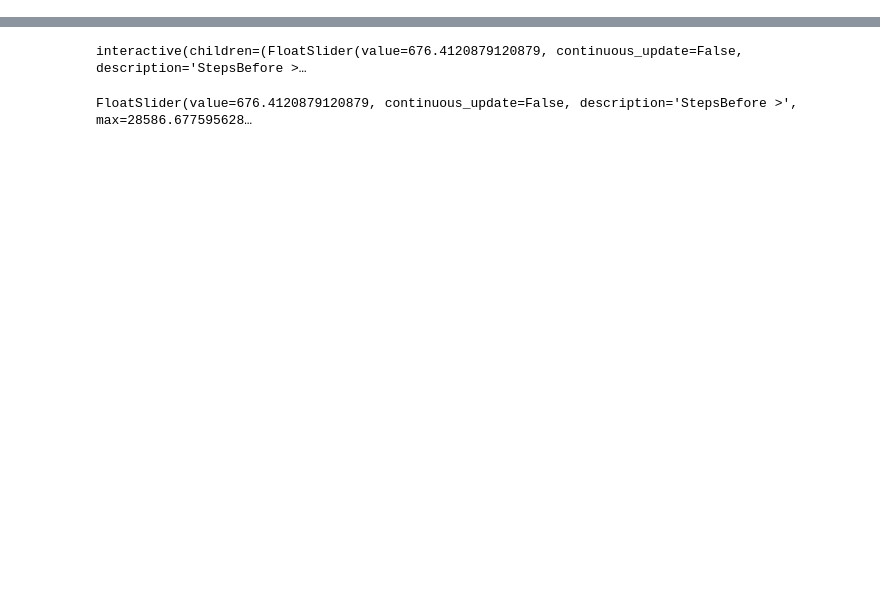
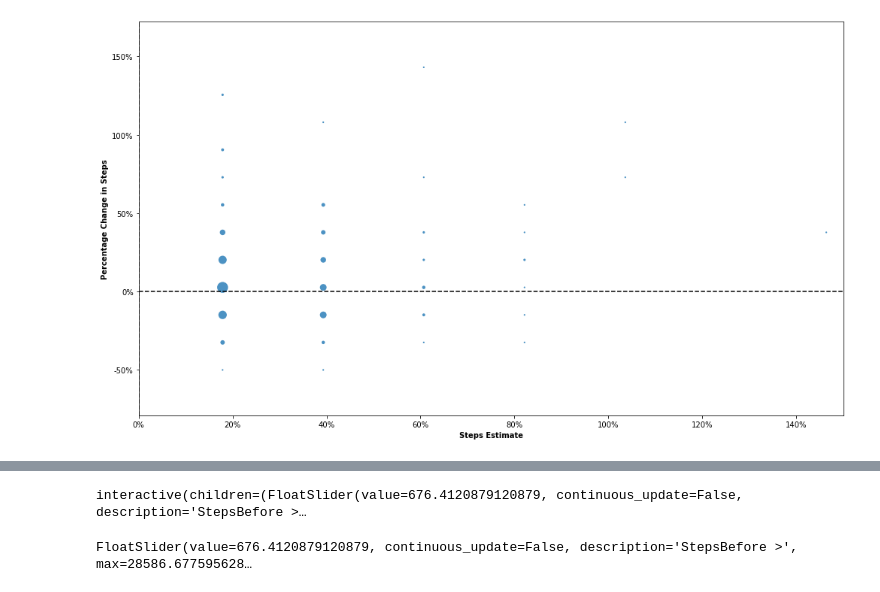
Before and after one commit to hci-gu/wfh-movement-jupyter, a Jupyter notebook: notebooks/Estimates_2024.ipynb, the cells around one changed output, grey strips where cells are left out. Saved outputs shown, nothing was run; the diff lists cells and outputs as text; code cells hidden in the pictures; blank space fills up the shorter version.

```diff
--- a/notebooks/Estimates_2024.ipynb
+++ b/notebooks/Estimates_2024.ipynb
@@ -187,3 +278,57 @@ posx and posy should be finite values
+# %%
+
+# Define bin sizes for grouping the data
+bins_x = np.linspace(df['stepsEstimate'].min(), df['stepsEstimate'].max(), 15)  # 50 bins for x-axis
+bins_y = np.linspace(df['change'].min(), df['change'].max(), 15)  # 50 bins for y-axis
+
+# Create a new column for binned values
+df['stepsEstimate_binned'] = pd.cut(df['stepsEstimate'], bins=bins_x)
+df['change_binned'] = pd.cut(df['change'], bins=bins_y)
+
+# Group by the binned values and count the occurrences in each bin
+binned_df = df.groupby(['stepsEstimate_binned', 'change_binned']).size().reset_index(name='counts')
+
+# Calculate the mid-point of each bin for plotting
+binned_df['stepsEstimate_mid'] = binned_df['stepsEstimate_binned'].apply(lambda x: x.mid)
+binned_df['change_mid'] = binned_df['change_binned'].apply(lambda x: x.mid)
+
+# Plot the scatter plot with size corresponding to counts
+plt.figure(figsize=(14, 8))
+scatter = sns.scatterplot(
+    data=binned_df,
+    x='stepsEstimate_mid',
+    y='change_mid',
+    size='counts',
+    sizes=(0, 500),  # Adjust marker size range
+    palette='flare',
+    legend=False,
+    alpha=0.8
+)
+
+# Add dashed lines for the quadrants
+plt.axhline(0, color='black', linestyle='--')
+plt.axvline(0, color='black', linestyle='--')
+
+# Invert the y-axis to match your other visualizations
+plt.gca().invert_yaxis()
+
+# Format the Y-axis as percentages
+plt.gca().yaxis.set_major_formatter(FuncFormatter(lambda y, _: f'{y * 100:.0f}%'))
+plt.gca().xaxis.set_major_formatter(FuncFormatter(lambda y, _: f'{y * 100:.0f}%'))
+
+# Add labels and title
+plt.xlabel('Steps Estimate', fontweight='bold')
+plt.ylabel('Percentage Change in Steps', fontweight='bold')
+# plt.title('Aggregated Scatter Plot of Steps Estimate vs. Actual Percentage Change', fontweight='bold')
+
+# cut off the outlier in estimate ( > 150% )
+plt.xlim(0, 1.5)
+
+# Show the plot
+plt.tight_layout()
+plt.show()
+# %% [output]
+[figure, added]
 # %%
 df = all_users_df.copy()
 
```
Also changed, not shown: parts of 22 cells of this notebook, 8 other files.
